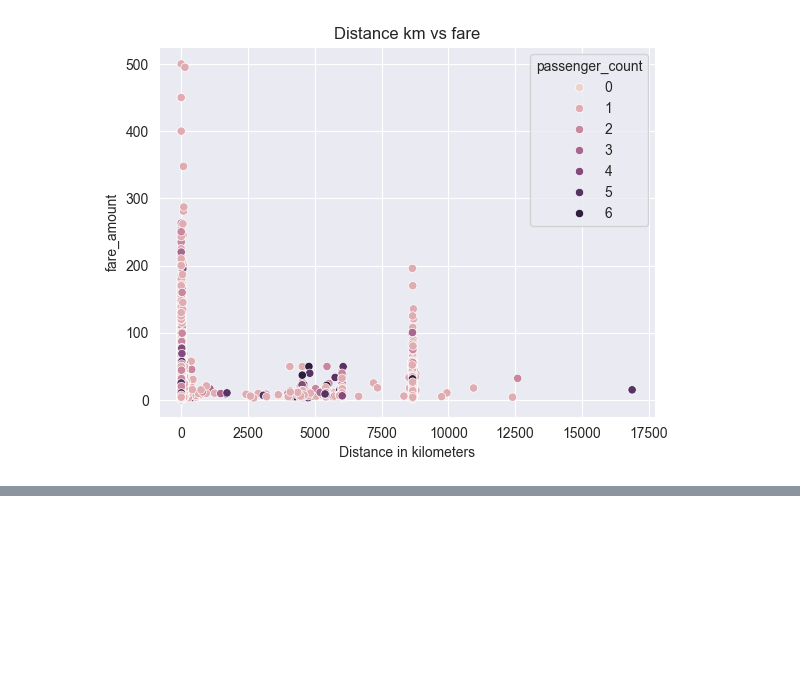
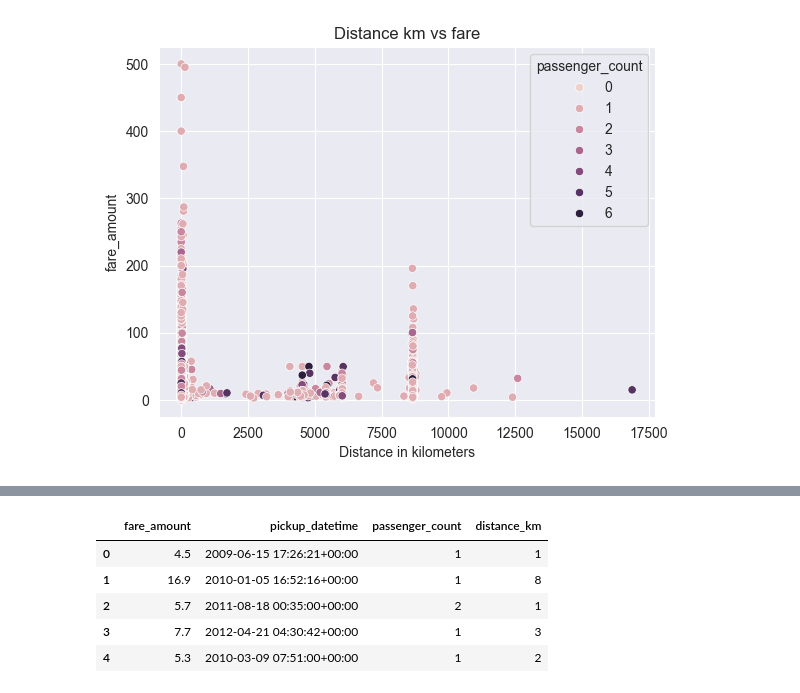
Before and after one commit to Cham75/NYC-taxi-fare-ML, a Jupyter notebook: Notebook.ipynb, the cells around one changed output, grey strips where cells are left out. Drawn from its saved outputs; the diff is of its cells as text; code cells hidden in the pictures; blank space fills up the shorter version.

```diff
--- a/Notebook.ipynb
+++ b/Notebook.ipynb
@@ -223 +224,11 @@ dtypes: float64(2), int64(1), object(1)
 memory usage: 38.1+ MB
+# %%
+train_df['pickup_datetime'] = pd.to_datetime(train_df['pickup_datetime'])
+train_df.head()
+# %% [output]
+|  | fare_amount | pickup_datetime | passenger_count | distance_km |
+| 0 | 4.5 | 2009-06-15 17:26:21+00:00 | 1 | 1 |
+| 1 | 16.9 | 2010-01-05 16:52:16+00:00 | 1 | 8 |
+| 2 | 5.7 | 2011-08-18 00:35:00+00:00 | 2 | 1 |
+| 3 | 7.7 | 2012-04-21 04:30:42+00:00 | 1 | 3 |
+| 4 | 5.3 | 2010-03-09 07:51:00+00:00 | 1 | 2 |
```
Also changed, not shown: parts of 12 cells of this notebook.
